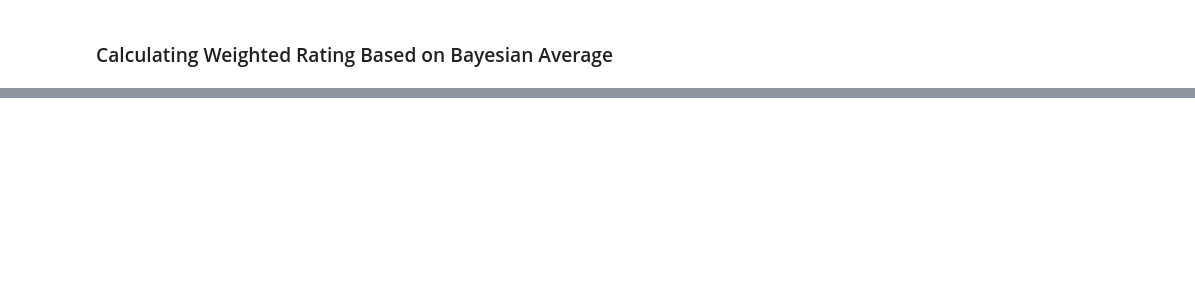
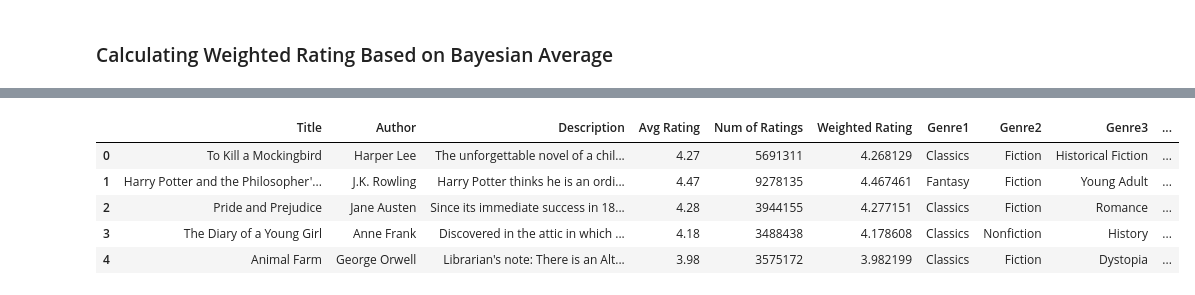
Before and after one commit to lleo022/ReadIt, a Jupyter notebook: datatest.ipynb, the cells around one changed output, grey strips where cells are left out. Saved outputs shown, nothing was run; the diff lists cells and outputs as text; code cells hidden in the pictures; blank space fills up the shorter version.

```diff
--- a/datatest.ipynb
+++ b/datatest.ipynb
@@ -159,0 +199,11 @@ df.head(10)
+# %%
+wanted = ['Title', 'Author', 'Description', 'Avg Rating', 'Num of Ratings', 'Weighted Rating', 'Genre1', 'Genre2', 'Genre3', 'Genre4']
+df = df[wanted]
+df.head()
+# %% [output]
+|  | Title | Author | Description | Avg Rating | Num of Ratings | Weighted Rating | Genre1 | Genre2 | Genre3 | ... |
+| 0 | To Kill a Mockingbird | Harper Lee | The unforgettable novel of a chil... | 4.27 | 5691311 | 4.268129 | Classics | Fiction | Historical Fiction | ... |
+| 1 | Harry Potter and the Philosopher'... | J.K. Rowling | Harry Potter thinks he is an ordi... | 4.47 | 9278135 | 4.467461 | Fantasy | Fiction | Young Adult | ... |
+| 2 | Pride and Prejudice | Jane Austen | Since its immediate success in 18... | 4.28 | 3944155 | 4.277151 | Classics | Fiction | Romance | ... |
+| 3 | The Diary of a Young Girl | Anne Frank | Discovered in the attic in which ... | 4.18 | 3488438 | 4.178608 | Classics | Nonfiction | History | ... |
+| 4 | Animal Farm | George Orwell | Librarian's note: There is an Alt... | 3.98 | 3575172 | 3.982199 | Classics | Fiction | Dystopia | ... |
```
Also changed, not shown: parts of 3 cells of this notebook, 6 other files.
